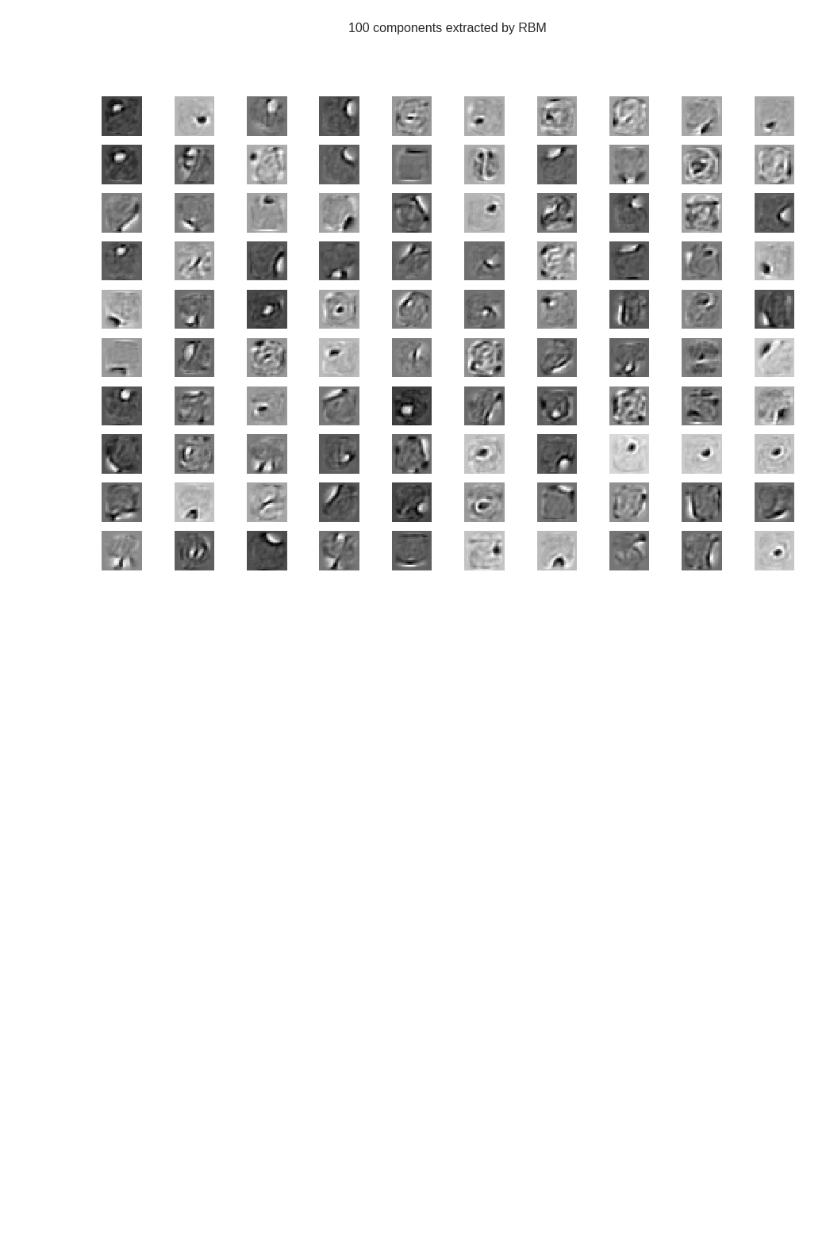
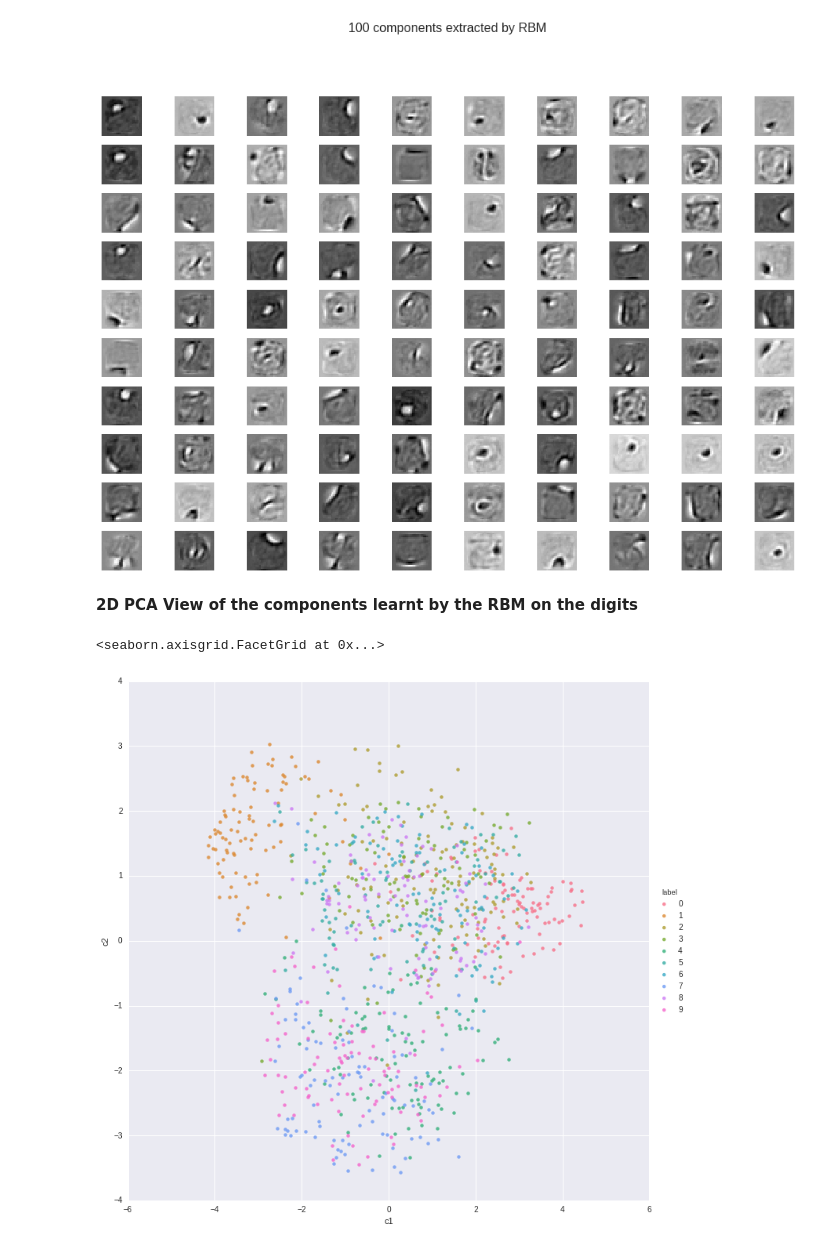
Before and after one commit to SPScientist/ml-sandbox, a Jupyter notebook: MNIST_Kaggle_clusters_explore.ipynb, the cells around one changed output. Drawn from its saved outputs; the diff is of its cells as text; code cells hidden in the pictures; blank space fills up the shorter version.

```diff
--- a/MNIST_Kaggle_clusters_explore.ipynb
+++ b/MNIST_Kaggle_clusters_explore.ipynb
@@ -258,5 +260,19 @@ Plotting an extract of the 10 clusters, overall purity: 0.626143
 plot_rbm_components(rbm.components_, 100)
 # %% [output]
 [figure]
+# %% [markdown]
+**2D PCA View of the components learnt by the RBM on the digits**
+# %%
+X_rbm = rbm.transform(X_p)
+pca = PCA(n_components=2)
+X_rbm_pca = pca.fit_transform(X_rbm)
+
+X_rbm_pca_df = pd.DataFrame(X_rbm_pca[:1000], columns=["c1", "c2"])
+X_rbm_pca_df["label"] = Y[:1000]
+
+sns.lmplot(data=X_rbm_pca_df, x="c1", y="c2", hue="label", fit_reg=False, size=10)
+# %% [output]
+<seaborn.axisgrid.FacetGrid at 0x...>
+[figure, added]
 # %% [markdown]
 ## Learning better feature space with autoencoders
```
Also changed, not shown: parts of 2 cells of this notebook.
